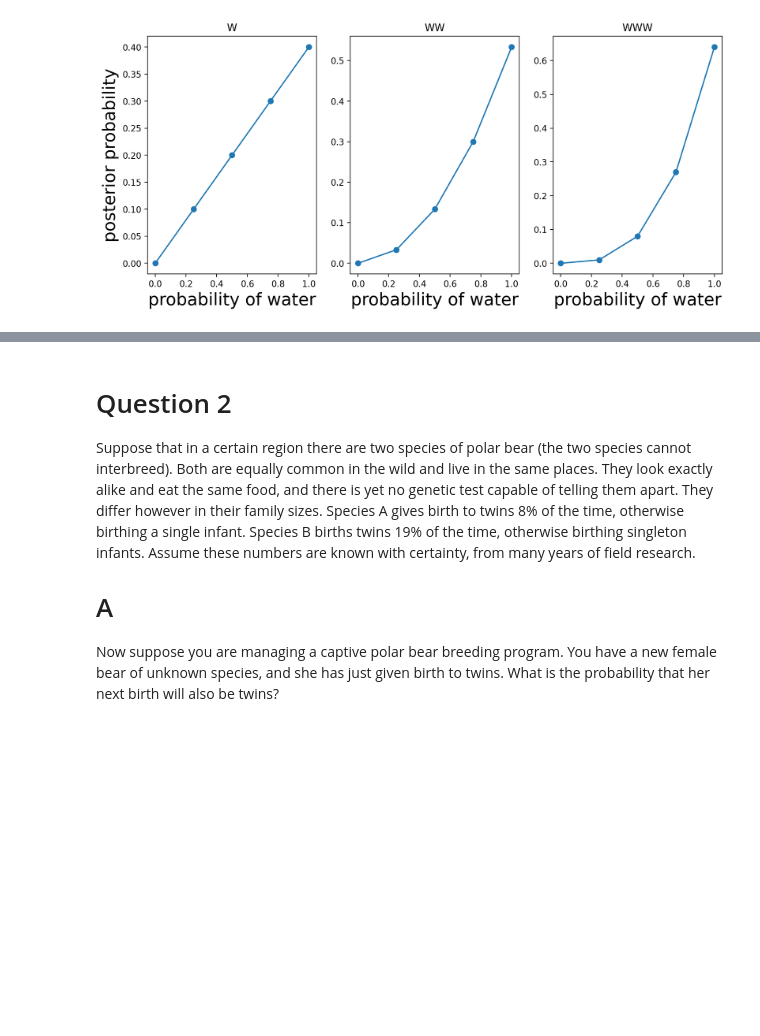
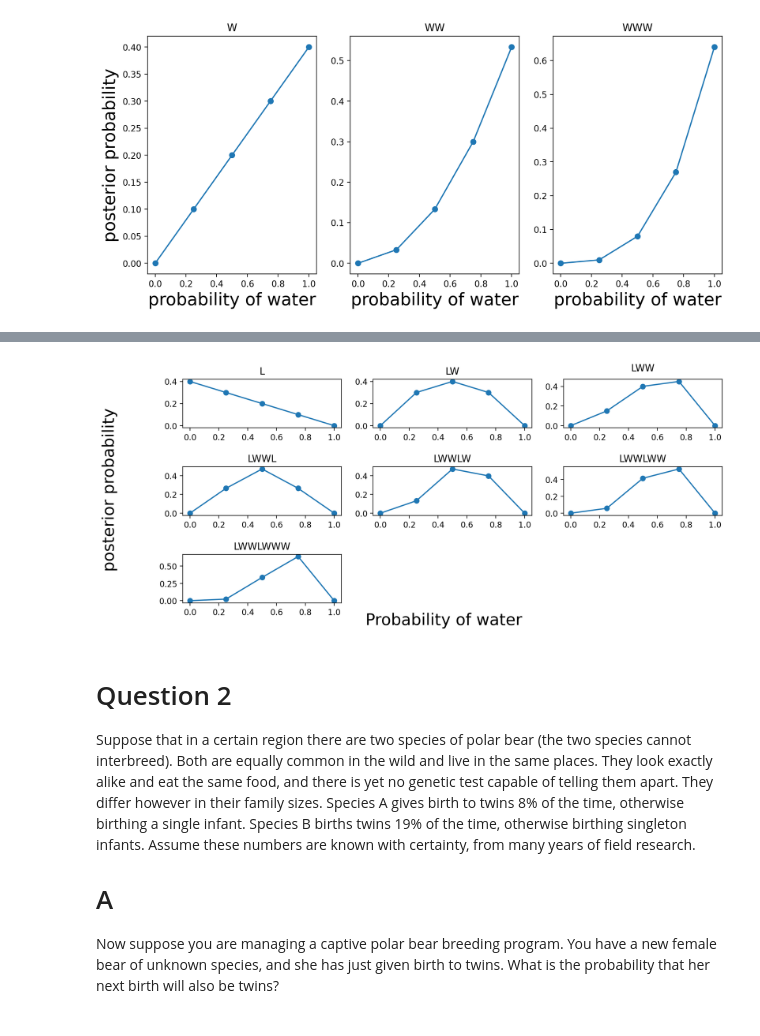
Before and after one commit to howardchen29/MATH509-Final-Project, a Jupyter notebook: Homework 3 Problems.ipynb, the cells around one changed output, grey strips where cells are left out. Cells and saved outputs as stored; diff of their text form; code cells hidden in the pictures; blank space fills up the shorter version.

```diff
--- a/Homework 3 Problems.ipynb
+++ b/Homework 3 Problems.ipynb
@@ -147,0 +135,80 @@ title('Case 2: L,W,W,L,W,W,W')
+# %%
+#Case 3
+w = 0
+n = 1
+fig = figure(1, [12, 5])
+plt.subplots_adjust(hspace=0.8)
+fig.add_subplot(3,3,1)
+p_grid, posterior = posterior_grid_approx(5, w, n)
+plot(p_grid, posterior, "o-")
+#xlabel("probability of water", fontsize=20)
+#ylabel("posterior probability", fontsize=20)
+title('L')
+
+
+w = 1
+n = 2
+
+fig.add_subplot(3,3,2)
+p_grid, posterior = posterior_grid_approx(5, w, n)
+plot(p_grid, posterior, "o-")
+#xlabel("probability of water", fontsize=20)
+title('LW')
+
+
+w = 2
+n = 3
+
+
+
+fig.add_subplot(3,3,3)
+p_grid, posterior = posterior_grid_approx(5, w, n)
+plot(p_grid, posterior, "o-")
+#xlabel("probability of water", fontsize=20)
+title('LWW', pad=10)
+
+
+w = 2
+n = 4
+
+fig.add_subplot(3,3,4)
+p_grid, posterior = posterior_grid_approx(5, w, n)
+plot(p_grid, posterior, "o-")
+#xlabel("probability of water", fontsize=20)
+title('LWWL')
+
+
+w = 3
+n = 5
+
+fig.add_subplot(3,3,5)
+p_grid, posterior = posterior_grid_approx(5, w, n)
+plot(p_grid, posterior, "o-")
+#xlabel("probability of water", fontsize=20)
+title('LWWLW')
+
+
+w = 4
+n = 6
+
+fig.add_subplot(3,3,6)
+p_grid, posterior = posterior_grid_approx(5, w, n)
+plot(p_grid, posterior, "o-")
+#xlabel("probability of water", fontsize=20)
+title('LWWLWW')
+
+
+
+w = 5
+n = 7
+
+fig.add_subplot(3,3,7)
+p_grid, posterior = posterior_grid_approx(5, w, n)
+plot(p_grid, posterior, "o-")
+#xlabel("probability of water", fontsize=20)
+title('LWWLWWW',)
+
+
+fig.text(0.5, 0.05, "Probability of water", ha='center', va='center', fontsize=20)
+fig.text(0.02, 0.5, "posterior probability", ha='center', va='center',rotation = 'vertical', fontsize=20)
+# %% [output]
@@ -148,3 +216,4 @@ title('Case 2: L,W,W,L,W,W,W')
+[figure, added]
 # %% [markdown]
 # Question 2
 Suppose that in a certain region there are two species of polar bear (the two species cannot interbreed). Both are equally common in the wild and live in the same places. They look exactly alike and eat the same food, and there is yet no genetic test capable of telling them apart. They differ however in their family sizes. Species A gives birth to twins 8% of the time, otherwise birthing a single infant. Species B births twins 19% of the time, otherwise birthing singleton infants. Assume these numbers are known with certainty, from many years of field research.
```
Also changed, not shown: parts of 3 cells of this notebook.
